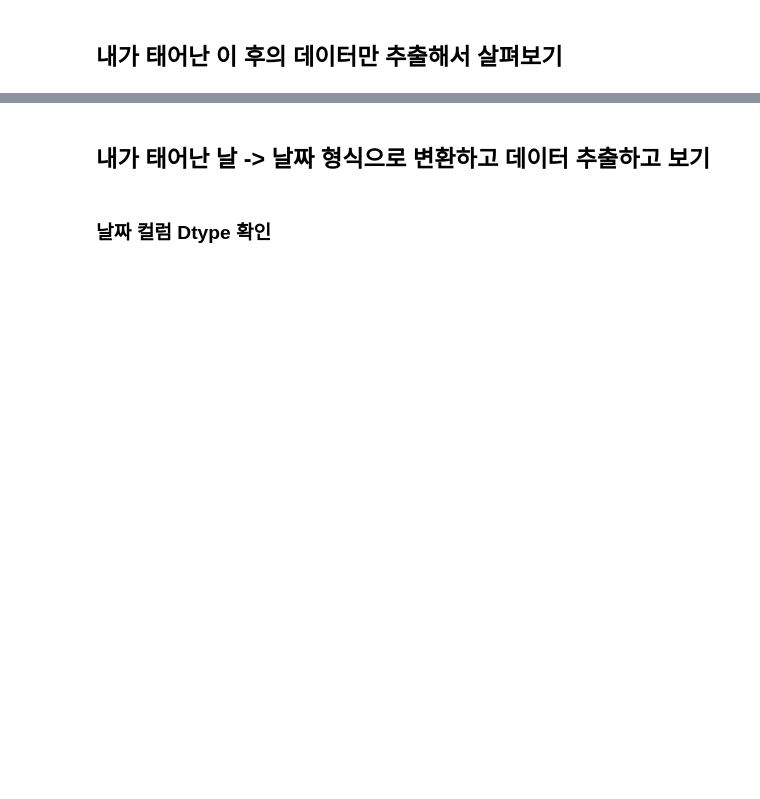
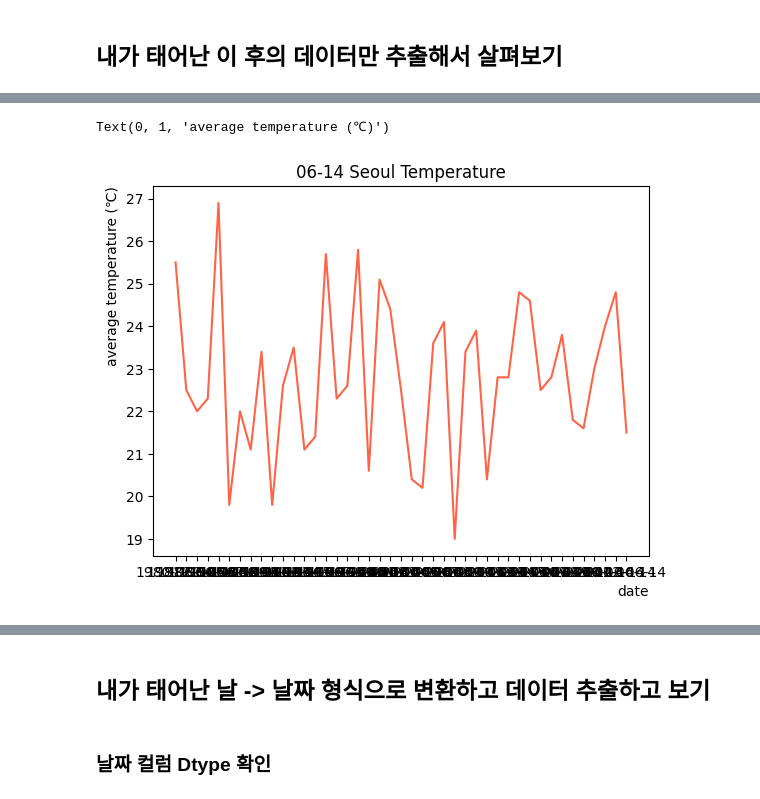
Before and after one commit to BomiDevlog/Multicampus-Data, a Jupyter notebook: DS/2-1.open api[서울기온]_배포용.ipynb, the cells around one changed output, grey strips where cells are left out. Drawn from its saved outputs; the diff is of its cells as text; code cells hidden in the pictures; blank space fills up the shorter version.

```diff
--- a/DS/2-1.open api[서울기온]_배포용.ipynb
+++ b/DS/2-1.open api[서울기온]_배포용.ipynb
@@ -607,0 +698,4 @@ plt.show()
+# %%
+# 내 생일이면서(06-14), 1980년 이후의 데이터만 추출 (강사님 방식)
+birth_df = df[ (df['날짜'].str.contains('06-14')) & (df['날짜'] >= '1980-06-14')]
+birth_df.head()
@@ -607,0 +709,4 @@ plt.show()
+# %%
+# 필요한 컬럼만 추출
+birth_df = birth_df[['날짜', '평균기온']]
+birth_df.tail()
@@ -607,0 +720,9 @@ plt.show()
+# %%
+# 내 생일 데이터 그래프 그리기
+plt.plot(birth_df['날짜'],birth_df['평균기온'], color='tomato')
+plt.title('06-14 Seoul Temperature')
+plt.xlabel('date', loc='right')
+plt.ylabel('average temperature (℃)', loc='top')
+# %% [output]
+Text(0, 1, 'average temperature (℃)')
+[figure, added]
```
Also changed, not shown: parts of 86 cells of this notebook, 2 other files.
